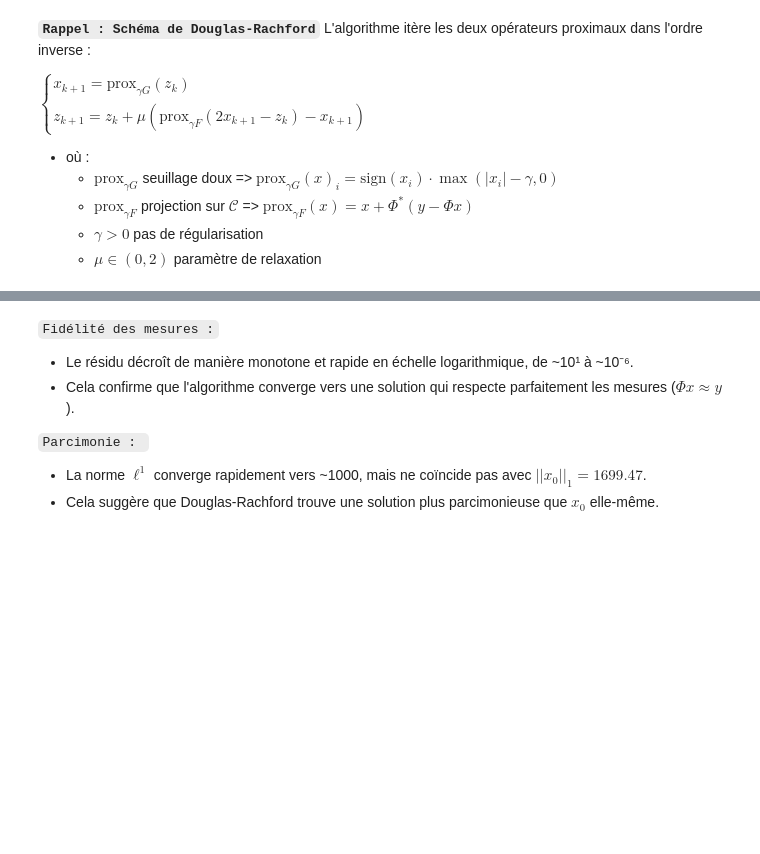
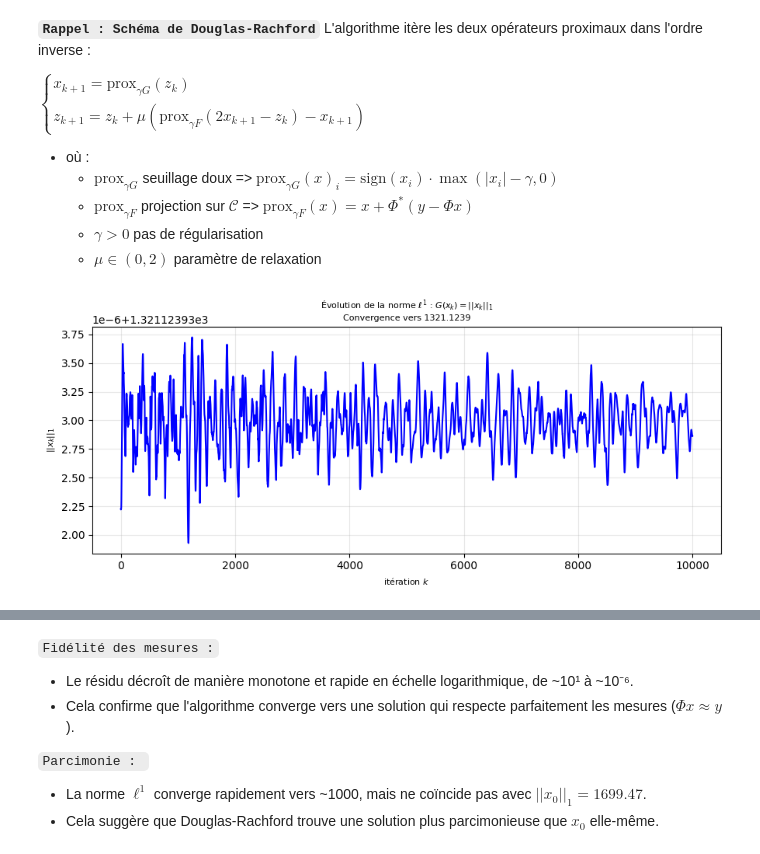
Before and after one commit to Borleo/2_M2_IAFA, a Jupyter notebook: TP_M2IAFA/TP_M2_IMGCMPT/TP23_Imagerie_Computationnelle/4_Sparsity and Redundant Representations/Compressed Sensing of Images/sparsity_2_cs_images.ipynb, the cells around one changed output, grey strips where cells are left out. Drawn from its saved outputs; the diff is of its cells as text; code cells hidden in the pictures; blank space fills up the shorter version.

```diff
--- a/TP_M2IAFA/TP_M2_IMGCMPT/TP23_Imagerie_Computationnelle/4_Sparsity and Redundant Representations/Compressed Sensing of Images/sparsity_2_cs_images.ipynb
+++ b/TP_M2IAFA/TP_M2_IMGCMPT/TP23_Imagerie_Computationnelle/4_Sparsity and Redundant Representations/Compressed Sensing of Images/sparsity_2_cs_images.ipynb
@@ -656,24 +656,26 @@ $ \begin{cases} x_{k+1} = \text{prox}_{\gamma G}(z_k) \\ z_{k+1} = z_k + \mu(\te
 # %%
 # Stocker la norme L1 à CHAQUE itération
 L1_history = []  # liste vide pour stocker les valeurs
-niter=200000
+niter=100000
 # ✅
 for k in range(niter):
     x = prox_G(z,gamma)
     z = z + mu * (prox_F((2*x - z),y,sigma1,sigma2,P,N,sigma1S, sigma2S) - x)
     if k % 10 == 0:
        L1_history.append(np.sum(np.abs(x)))   # ← stocker G(x_k) = ||x||₁
 
 # Tracer l'évolution de ||x||₁
 plt.figure(figsize=(9, 4))
 plt.plot(L1_history, 'b-', linewidth=1.5)
 plt.title(f'Évolution de la norme $\\ell^1$ : $G(x_k) = ||x_k||_1$\n'
           f'Convergence vers {L1_history[-1]:.4f}', fontsize=8)
 plt.xlabel('itération $k$', fontsize=8)
 plt.ylabel('$||x_k||_1$', fontsize=8)
 plt.grid(True, alpha=0.3)
 plt.tight_layout()
 plt.show()
+# %% [output]
+[figure, added]
 # %%
 # ── Boucle DR unique ──────────────────────────────────────────────────────────
 z = np.zeros(N)
```
Also changed, not shown: parts of 26 cells of this notebook.
